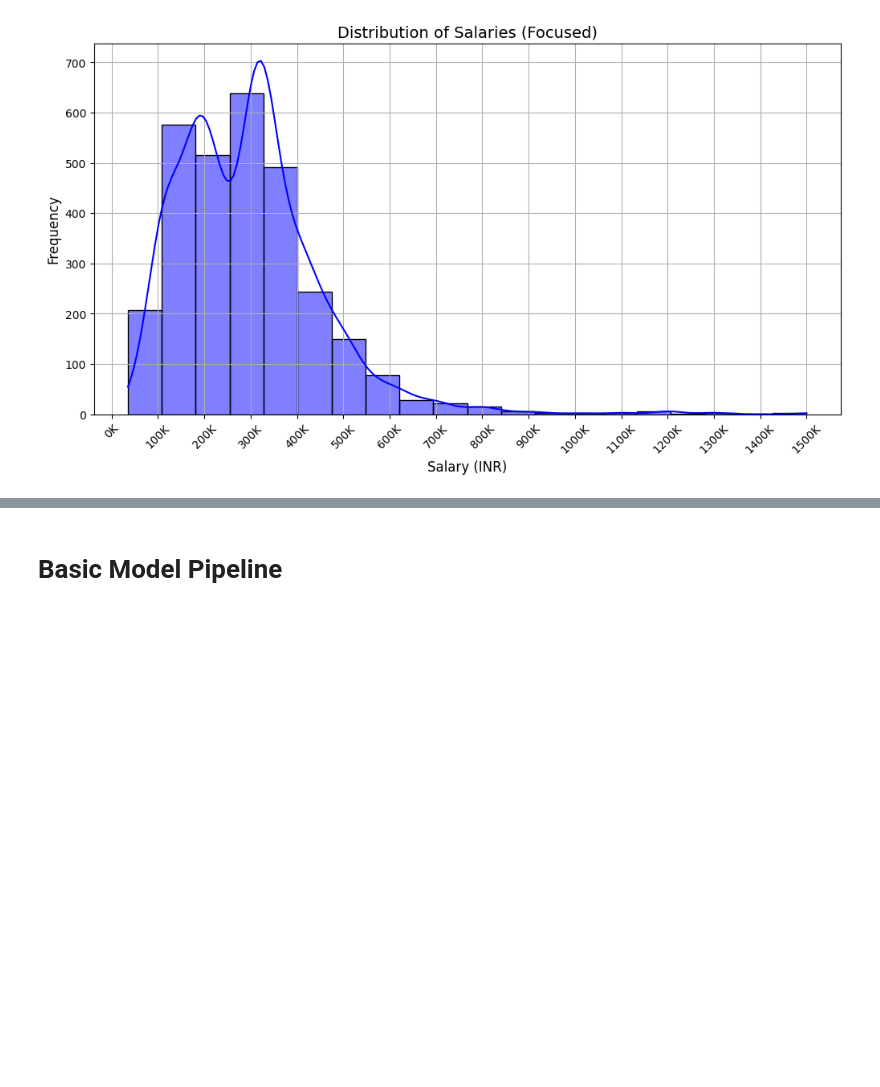
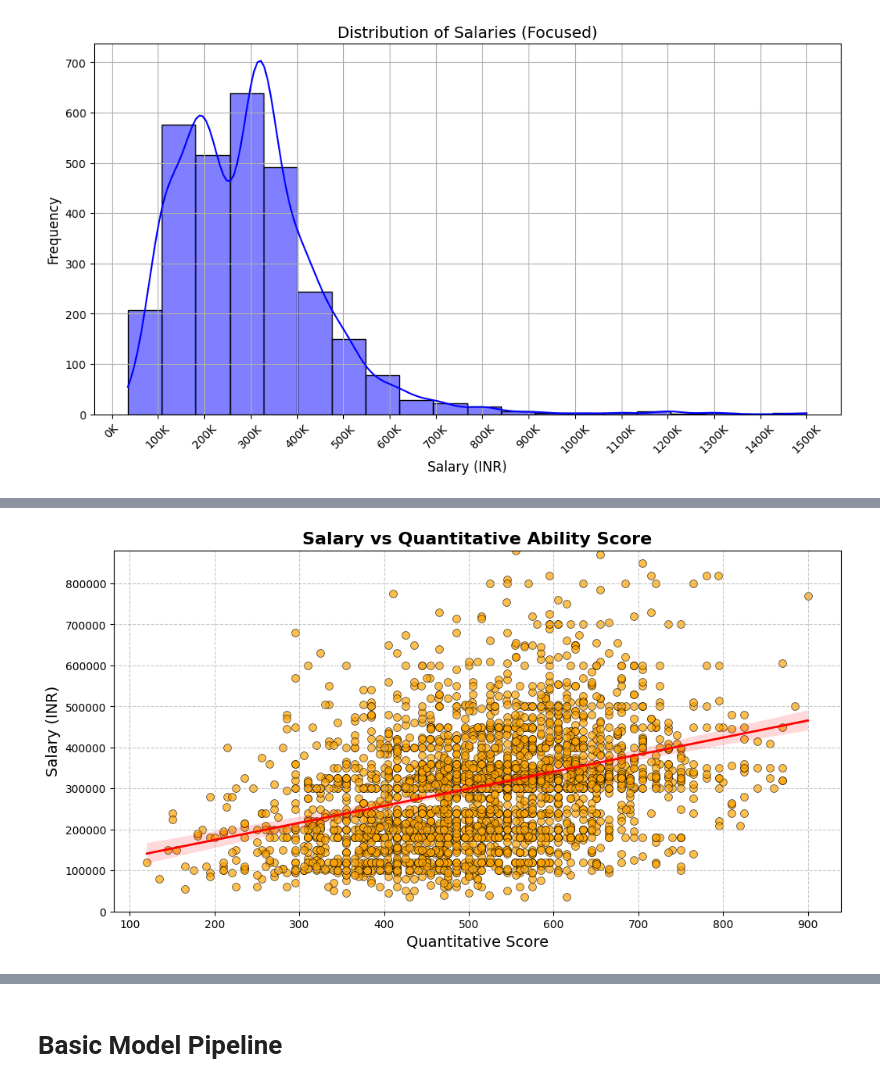
Before and after one commit to EliyaRabia/Tabular-Data-Project, a Jupyter notebook: project.ipynb, the cells around one changed output, grey strips where cells are left out. Saved outputs shown, nothing was run; the diff lists cells and outputs as text; code cells hidden in the pictures; blank space fills up the shorter version.

```diff
--- a/project.ipynb
+++ b/project.ipynb
@@ -343,0 +231,35 @@ A scatter plot with a regression line is the most suitable visualization for thi
+# %%
+plt.figure(figsize=(12, 6))
+
+# Scatter plot with regression line
+sns.scatterplot(
+    x='Quant',
+    y='Salary',
+    data=copy_data,
+    color='orange',
+    alpha=0.7,
+    edgecolor='black',
+    s=50
+)
+sns.regplot(
+    x='Quant',
+    y='Salary',
+    data=copy_data,
+    scatter=False,
+    color='red',
+    line_kws={"linewidth": 2}
+)
+
+# Add title and labels
+plt.title("Salary vs Quantitative Ability Score", fontsize=16, fontweight='bold')
+plt.xlabel("Quantitative Score", fontsize=14)
+plt.ylabel("Salary (INR)", fontsize=14)
+
+# Adjust Y-axis for better visualization
+plt.ylim(0, copy_data['Salary'].quantile(0.99))  # Exclude extreme outliers
+plt.grid(axis='both', linestyle='--', alpha=0.7)
+
+# Show plot
+plt.show()
+# %% [output]
+[figure, added]
```
Also changed, not shown: parts of 53 cells of this notebook.
